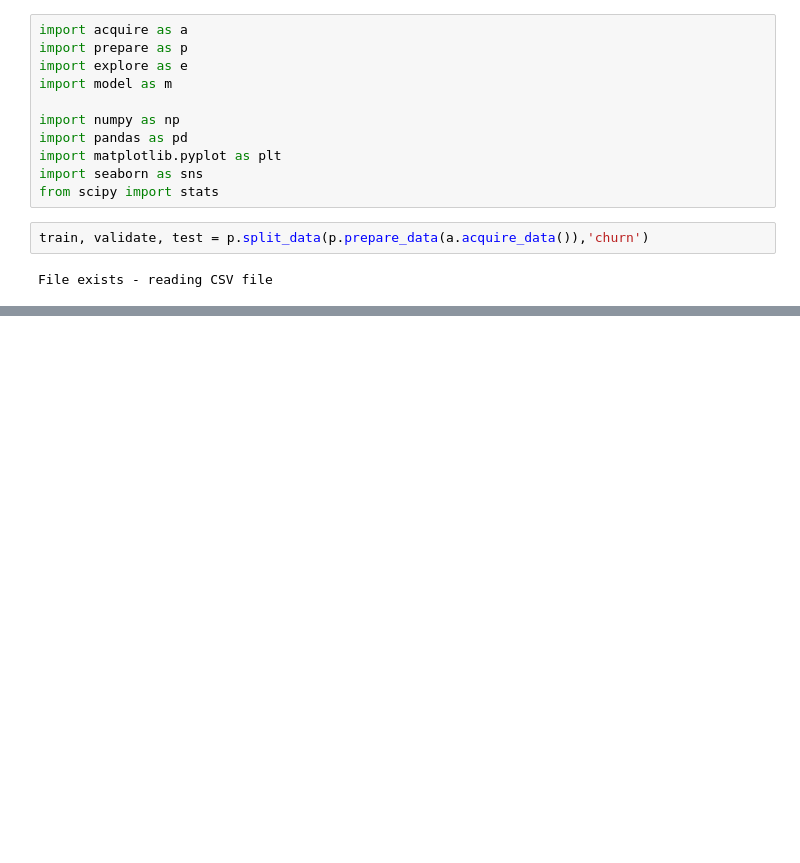
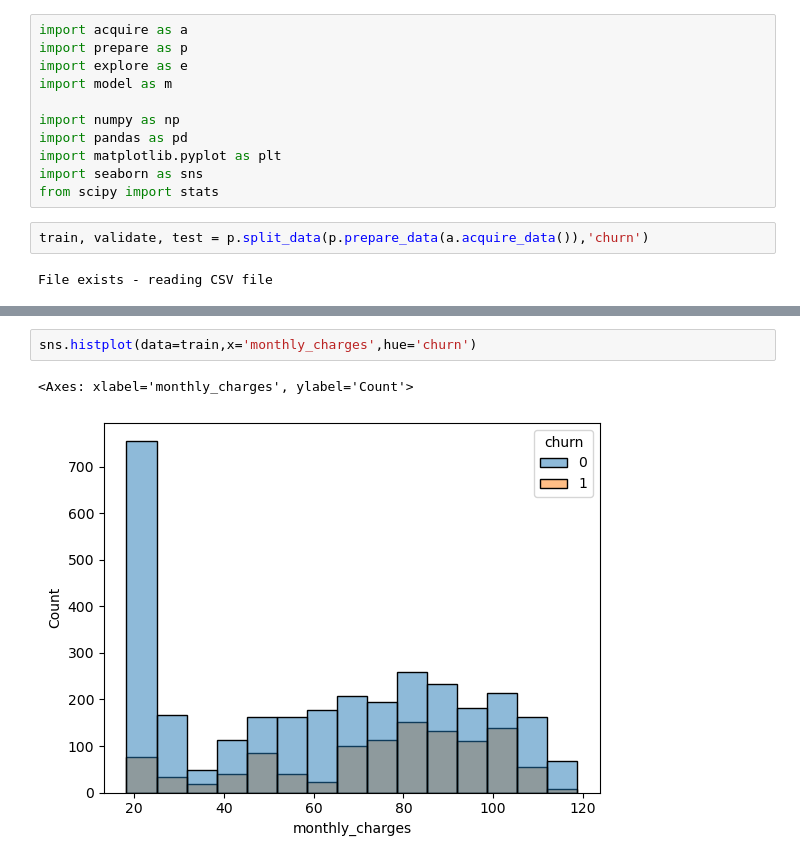
Before and after one commit to rabeka-branham/classification_project, a Jupyter notebook: scratch_pad.ipynb, the cells around one changed output, grey strips where cells are left out. Saved outputs shown, nothing was run; the diff lists cells and outputs as text; blank space fills up the shorter version.

```diff
--- a/scratch_pad.ipynb
+++ b/scratch_pad.ipynb
@@ -25,0 +42,5 @@ for col in top_three:
+# %%
+sns.histplot(data=train,x='monthly_charges',hue='churn')
+# %% [output]
+<Axes: xlabel='monthly_charges', ylabel='Count'>
+[figure, added]
```
Also changed, not shown: parts of 5 cells of this notebook.
